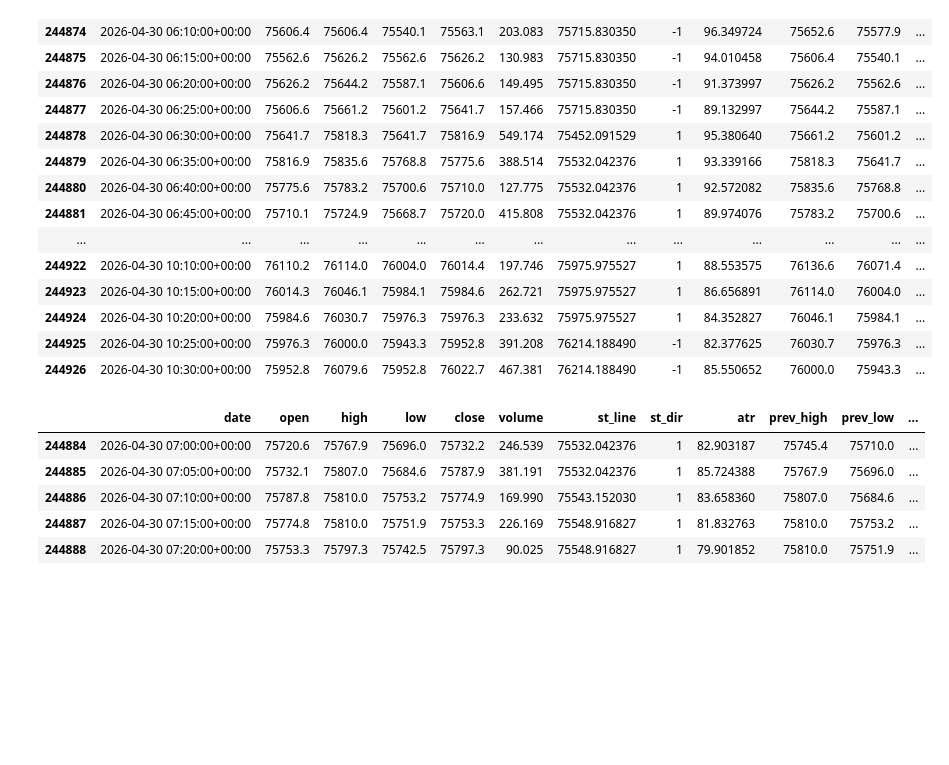
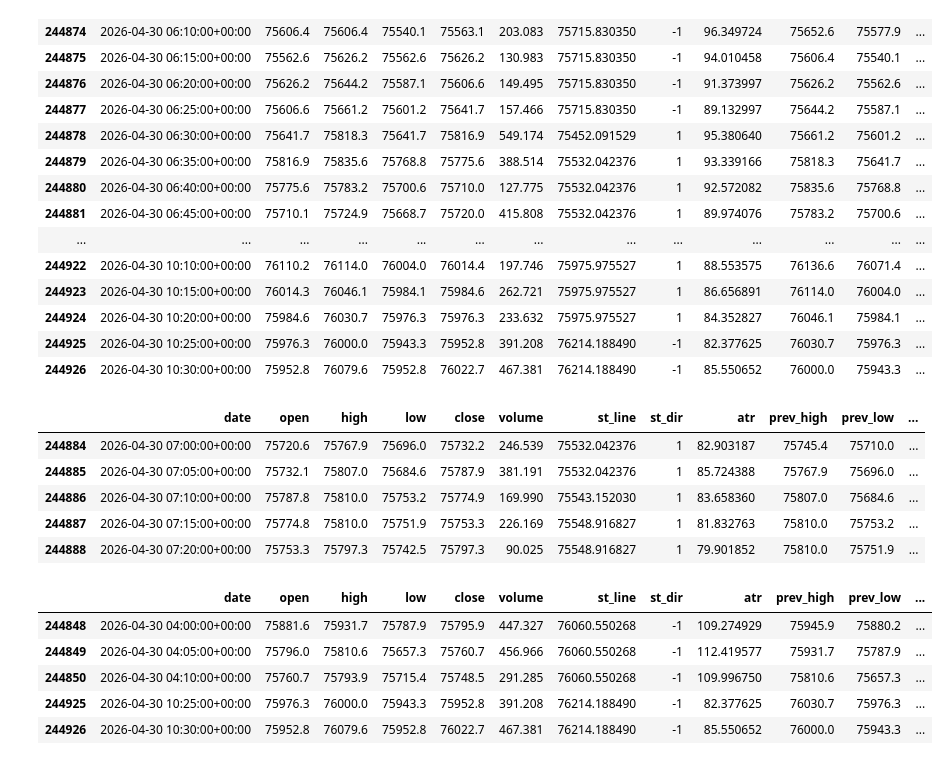
Before and after one commit to Saam0/freqtrade, a Jupyter notebook: user_data/notebooks/test_MySupertrand_V5.ipynb, the cells around one changed output. Cells and saved outputs as stored; diff of their text form; code cells hidden in the pictures; blank space fills up the shorter version.

Commit message:
feat: տեղափոխվել է LONG և SHORT մուտքի, ATR-ի ու դինամիկ SL-ի տրամաբանությունը ստրատեգիայի հիմնական ֆայլ

```diff
--- a/user_data/notebooks/test_MySupertrand_V5.ipynb
+++ b/user_data/notebooks/test_MySupertrand_V5.ipynb
@@ -127,5 +127,20 @@ dataframe[dataframe['enter_long']==True].tail(5)
 | 244886 | 2026-04-30 07:10:00+00:00 | 75787.8 | 75810.0 | 75753.2 | 75774.9 | 169.990 | 75543.152030 | 1 | 83.658360 | 75807.0 | 75684.6 | ... |
 | 244887 | 2026-04-30 07:15:00+00:00 | 75774.8 | 75810.0 | 75751.9 | 75753.3 | 226.169 | 75548.916827 | 1 | 81.832763 | 75810.0 | 75753.2 | ... |
 | 244888 | 2026-04-30 07:20:00+00:00 | 75753.3 | 75797.3 | 75742.5 | 75797.3 | 90.025 | 75548.916827 | 1 | 79.901852 | 75810.0 | 75751.9 | ... |
+# %%
+dataframe['trend_changed_to_short'] = np.where((dataframe['st_dir']==-1) & (dataframe['st_dir'].shift(1)==1), True, False )
+dataframe['short_entry_anchor'] = np.nan
+dataframe.loc[dataframe['trend_changed_to_short']==True, 'short_entry_anchor'] = dataframe['close']
+dataframe['short_entry_anchor']=dataframe['short_entry_anchor'].ffill()
+dataframe['enter_short'] = 0
+dataframe.loc[(dataframe['st_dir']==-1) & (dataframe['close']>= dataframe['short_entry_anchor']), 'enter_short'] =1
+dataframe[dataframe['enter_short']==True].tail(5)
+# %% [output]
+|  | date | open | high | low | close | volume | st_line | st_dir | atr | prev_high | prev_low | ... |
+| 244848 | 2026-04-30 04:00:00+00:00 | 75881.6 | 75931.7 | 75787.9 | 75795.9 | 447.327 | 76060.550268 | -1 | 109.274929 | 75945.9 | 75880.2 | ... |
+| 244849 | 2026-04-30 04:05:00+00:00 | 75796.0 | 75810.6 | 75657.3 | 75760.7 | 456.966 | 76060.550268 | -1 | 112.419577 | 75931.7 | 75787.9 | ... |
+| 244850 | 2026-04-30 04:10:00+00:00 | 75760.7 | 75793.9 | 75715.4 | 75748.5 | 291.285 | 76060.550268 | -1 | 109.996750 | 75810.6 | 75657.3 | ... |
+| 244925 | 2026-04-30 10:25:00+00:00 | 75976.3 | 76000.0 | 75943.3 | 75952.8 | 391.208 | 76214.188490 | -1 | 82.377625 | 76030.7 | 75976.3 | ... |
+| 244926 | 2026-04-30 10:30:00+00:00 | 75952.8 | 76079.6 | 75952.8 | 76022.7 | 467.381 | 76214.188490 | -1 | 85.550652 | 76000.0 | 75943.3 | ... |
 # %%
 %pip install plotly
```
Also changed, not shown: parts of 2 cells of this notebook, 1 other file.
